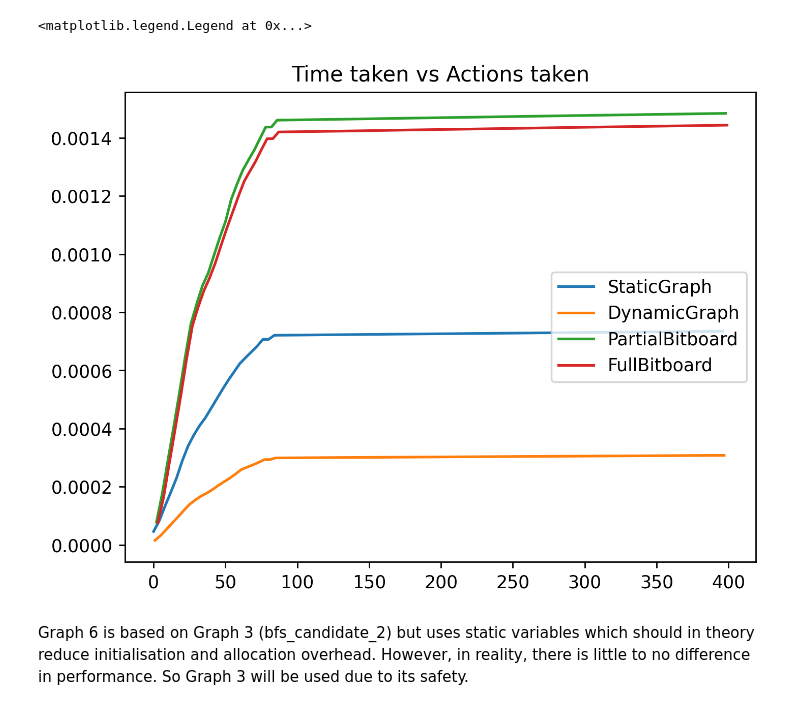
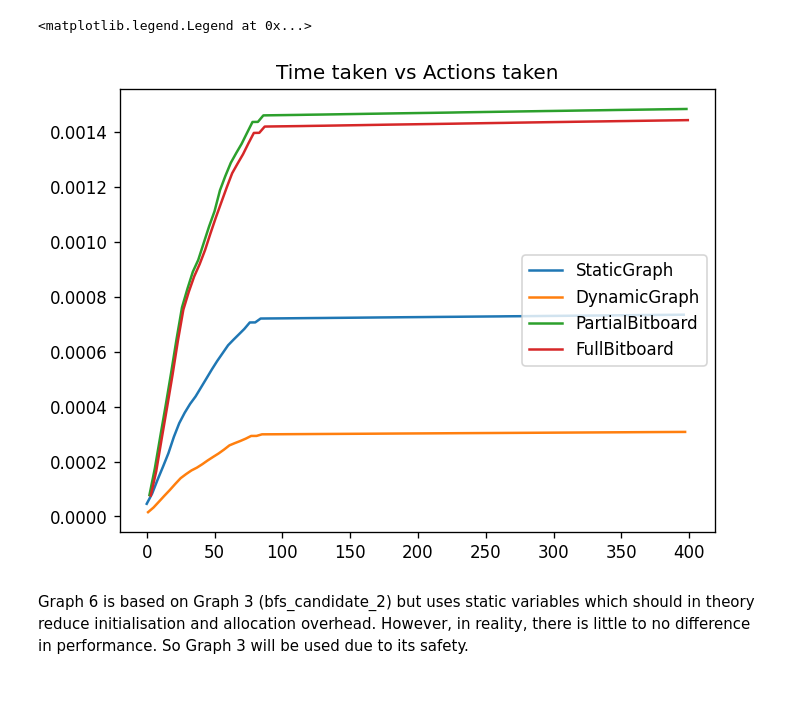
Before and after one commit to EugeniusK/Quoridor-AI, a Jupyter notebook: refactored_src/Rs_Quoridor/initial-src/data_vis.ipynb, the cells around one changed output. Saved outputs shown, nothing was run; the diff lists cells and outputs as text; code cells hidden in the pictures.

```diff
--- a/refactored_src/Rs_Quoridor/data_vis.ipynb
+++ b/refactored_src/Rs_Quoridor/initial-src/data_vis.ipynb
@@ -14,16 +14,16 @@ df6 = pd.read_csv("data/2023-09-22_04-47-40-10000.csv") # DFS
 df7 = pd.read_csv("data/2023-09-22_04-52-34-10000.csv") # GBFS
 df8 = pd.read_csv("data/2023-09-22_05-00-08-10000.csv") # A*
 # %%
-plt.figure(dpi=250)
+plt.figure(dpi=120)
 df1.query('type_board == 1')['time_taken'].head(100).plot(kind='line', title='Time taken vs Actions taken', legend=True)
 df1.query('type_board == 2')['time_taken'].head(100).plot(kind='line', legend=True)
 df1.query('type_board == 3')['time_taken'].head(100).plot(kind='line', legend=True)
 df1.query('type_board == 4')['time_taken'].head(100).plot(kind='line', legend=True)
 
 plt.legend(['StaticGraph', 'DynamicGraph', 'PartialBitboard', 'FullBitboard'])
 # %% [output]
 <matplotlib.legend.Legend at 0x...>
-[figure, old version]
+[figure, new version]
 # %% [markdown]
 Graph 6 is based on Graph 3 (bfs_candidate_2) but uses static variables which should in theory reduce initialisation and allocation overhead.
 However, in reality, there is little to no difference in performance. So Graph 3 will be used due to its safety.
```
Also changed, not shown: 10 other files.
